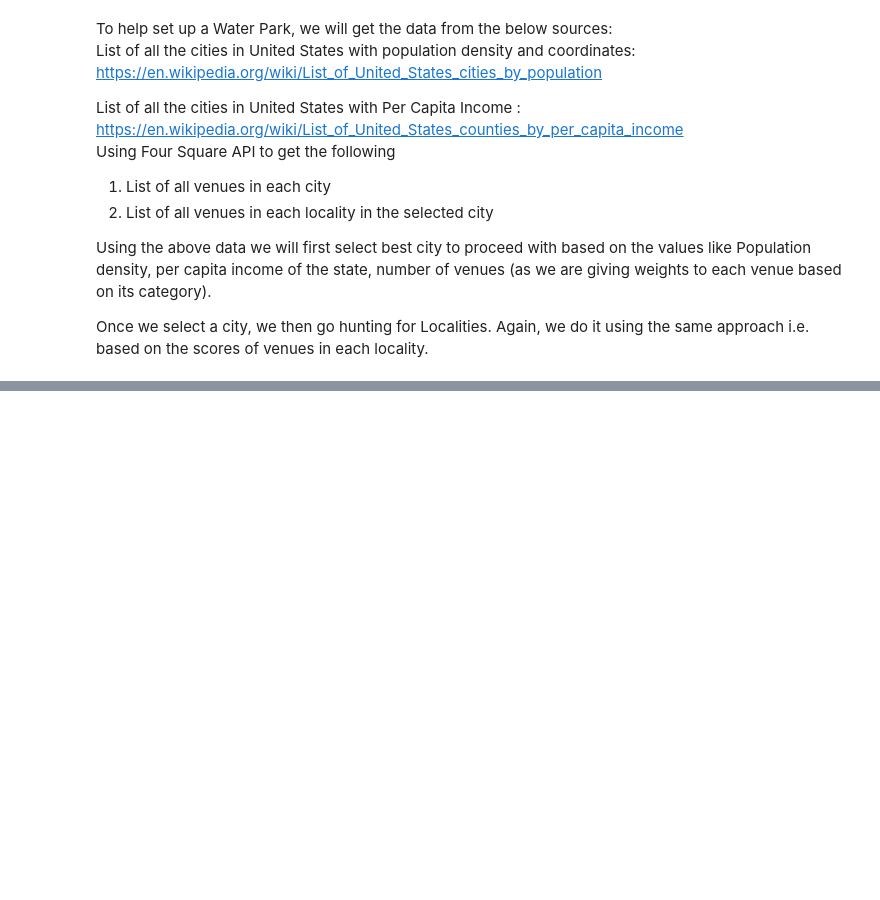
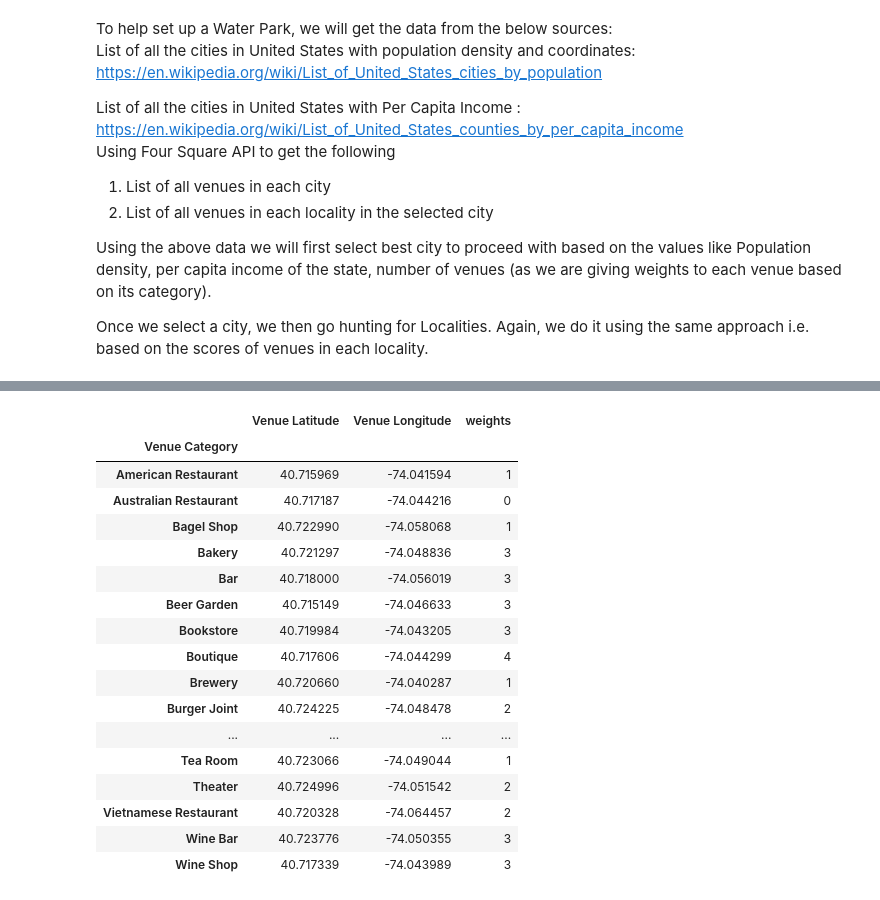
Before and after one commit to Besher-AR/github-example-Besher, a Jupyter notebook: Capstone-The Battle of Neighborhoods.ipynb, the cells around one changed output, grey strips where cells are left out. Cells and saved outputs as stored; diff of their text form; code cells hidden in the pictures; blank space fills up the shorter version.

```diff
--- a/Capstone-The Battle of Neighborhoods.ipynb
+++ b/Capstone-The Battle of Neighborhoods.ipynb
@@ -39,0 +394,6 @@ Once we select a city, we then go hunting for Localities. Again, we do it using
+# %%
+#calculating the sum of normalized columns to determine the city that has maximum sum and conclude that one locality in that city would be the best fit
+city_selection['sum'] = city_selection['Population density in Km2'] + city_selection['weights']
+row_num = city_selection['sum'].argmax()
+city_name = city_selection['City'].iloc[row_num]
+city_name
@@ -39,0 +409,5 @@ Once we select a city, we then go hunting for Localities. Again, we do it using
+# %%
+# Finding the state in which that city belongs
+row = df.loc[df['City']== city_name].index[0]
+state_name = df['State'].iloc[row]
+state_name
@@ -39,0 +429,5 @@ Once we select a city, we then go hunting for Localities. Again, we do it using
+# %%
+# Getting coordinates of New Jersey
+lat_newJercy = df['Latitude'].iloc[row]
+long_newJercy = df['Longitude'].iloc[row]
+print(lat_newJercy, long_newJercy)
@@ -39,0 +626,13 @@ Once we select a city, we then go hunting for Localities. Again, we do it using
+# %%
+# Calculating new weights for our data frame as we have given weights for all categories
+
+allVenuesinCity1 = k['Venue Category']
+
+f_weights1 = []
+for i in allVenuesinCity1:
+    if i in new_weightage_dict.keys():
+        f_weights1.append(new_weightage_dict[i])
+    else :
+        f_weights1.append(0)
+k['weights'] = f_weights1;
+k.head()
@@ -39,0 +646,26 @@ Once we select a city, we then go hunting for Localities. Again, we do it using
+# %%
+# Dropping unnecessary columns
+
+newframe = k[['City','Venue Category','weights']].copy()
+newframe = k.groupby(['Venue Category']).mean()
+newframe.drop(columns = ["Latitude", "Longitude"], inplace = True)
+newframe
+# %% [output]
+|  | Venue Latitude | Venue Longitude | weights |
+| Venue Category |  |  |  |
+| American Restaurant | 40.715969 | -74.041594 | 1 |
+| Australian Restaurant | 40.717187 | -74.044216 | 0 |
+| Bagel Shop | 40.722990 | -74.058068 | 1 |
+| Bakery | 40.721297 | -74.048836 | 3 |
+| Bar | 40.718000 | -74.056019 | 3 |
+| Beer Garden | 40.715149 | -74.046633 | 3 |
+| Bookstore | 40.719984 | -74.043205 | 3 |
+| Boutique | 40.717606 | -74.044299 | 4 |
+| Brewery | 40.720660 | -74.040287 | 1 |
+| Burger Joint | 40.724225 | -74.048478 | 2 |
+| ... | ... | ... | ... |
+| Tea Room | 40.723066 | -74.049044 | 1 |
+| Theater | 40.724996 | -74.051542 | 2 |
+| Vietnamese Restaurant | 40.720328 | -74.064457 | 2 |
+| Wine Bar | 40.723776 | -74.050355 | 3 |
+| Wine Shop | 40.717339 | -74.043989 | 3 |
```
Also changed, not shown: parts of 66 cells of this notebook.
